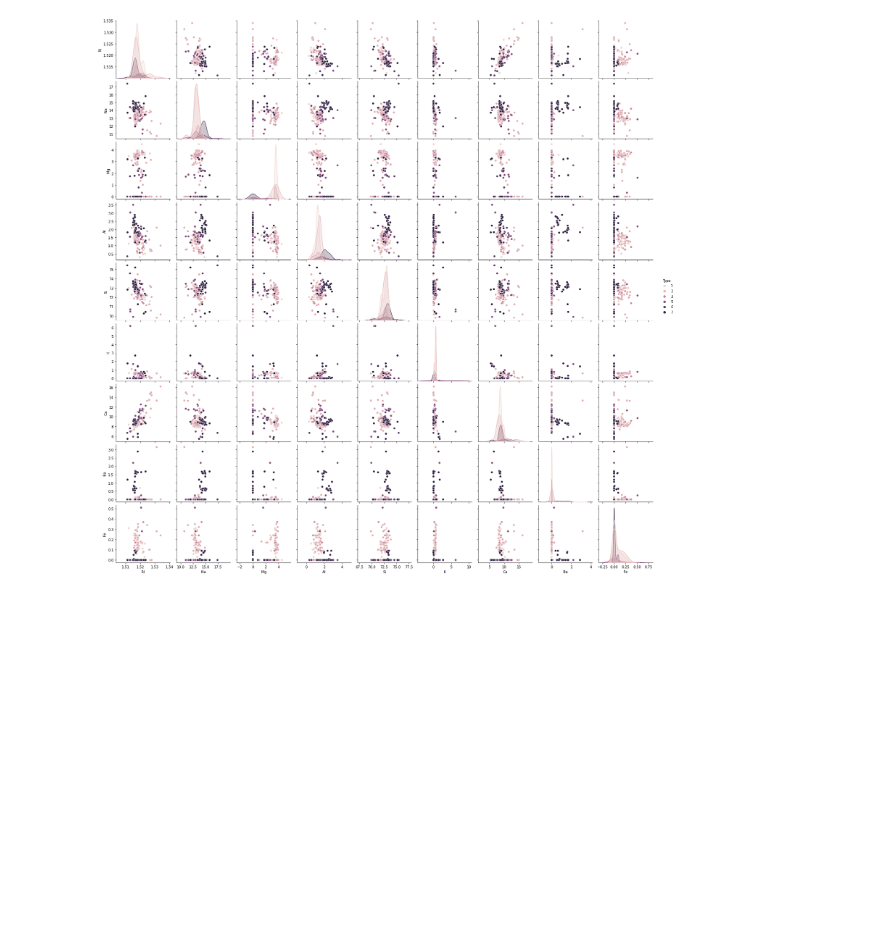
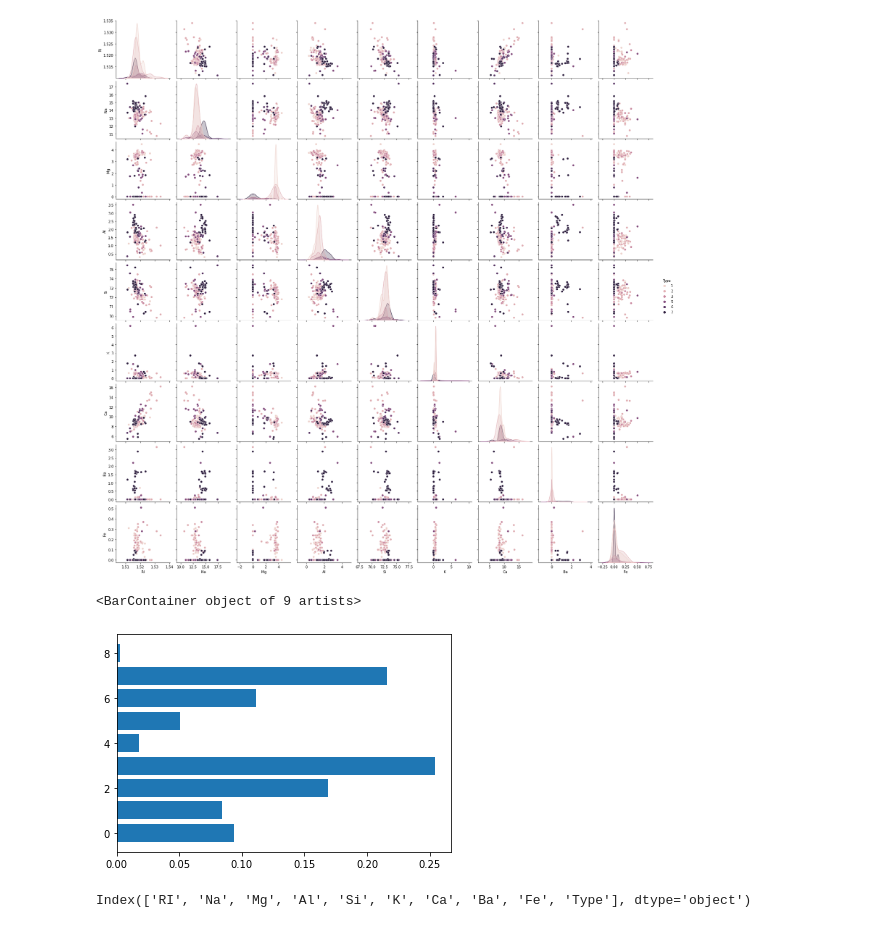
Before and after one commit to Ch0k/ML-DZ9, a Jupyter notebook: Untitled6.ipynb, the cells around one changed output. Saved outputs shown, nothing was run; the diff lists cells and outputs as text; code cells hidden in the pictures; blank space fills up the shorter version.

```diff
--- a/Untitled6.ipynb
+++ b/Untitled6.ipynb
@@ -116,0 +124,3 @@ RandomForestClassifier(max_depth=1, random_state=0)
+# %%
+clf = RandomForestClassifier(max_depth=2, random_state=0)
+clf.fit(X_train, y_train)
@@ -134,3 +146,12 @@ sns.pairplot(data, hue='Type', diag_kind="kde")
 # %% [output]
 <seaborn.axisgrid.PairGrid at 0x...>
 [figure]
+# %%
+plt.barh(np.arange(len(clf.feature_importances_)), clf.feature_importances_)
+# %% [output]
+<BarContainer object of 9 artists>
+[figure, added]
+# %%
+data.columns
+# %% [output]
+Index(['RI', 'Na', 'Mg', 'Al', 'Si', 'K', 'Ca', 'Ba', 'Fe', 'Type'], dtype='object')
```
Also changed, not shown: parts of 35 cells of this notebook.
